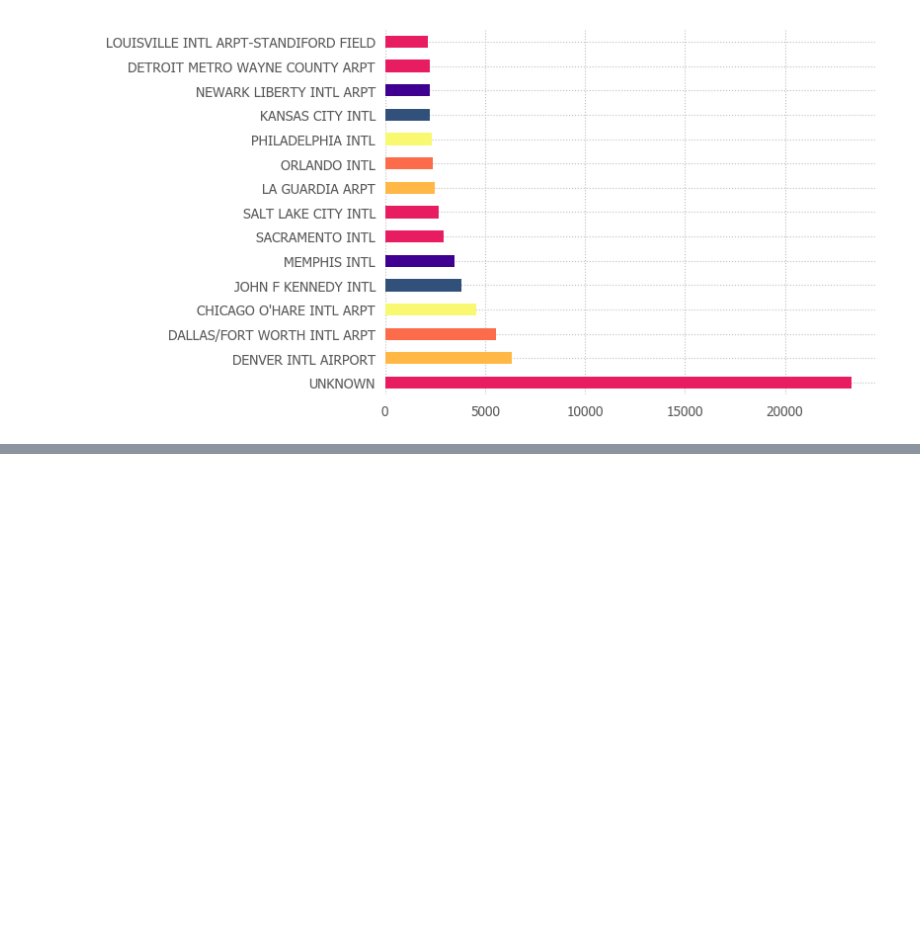
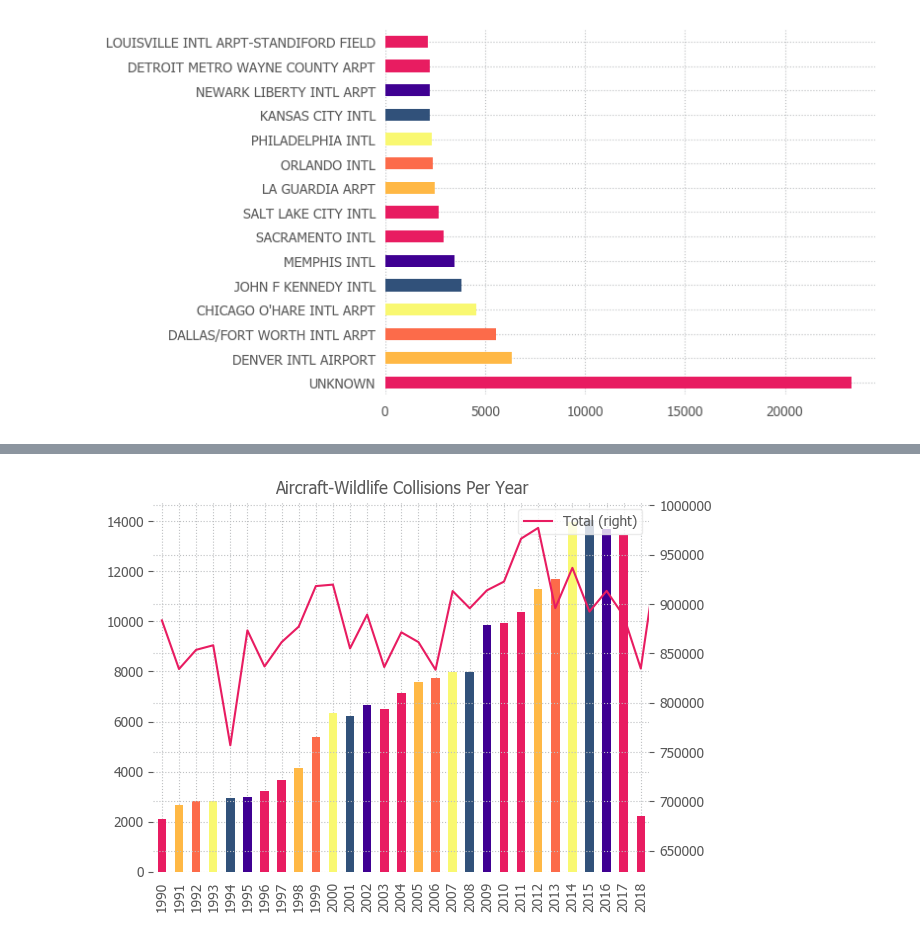
Before and after one commit to angelareplica/data-studio, a Jupyter notebook: code/04-aircraft-wildlife-strikes/faa-wildlife-strikes.ipynb, the cells around one changed output, grey strips where cells are left out. Saved outputs shown, nothing was run; the diff lists cells and outputs as text; code cells hidden in the pictures; blank space fills up the shorter version.

```diff
--- a/code/04-aircraft-wildlife-strikes/faa-wildlife-strikes.ipynb
+++ b/code/04-aircraft-wildlife-strikes/faa-wildlife-strikes.ipynb
@@ -268,0 +376,8 @@ repairs_df.COST_REPAIRS.sum()
+# %%
+fig0, ax0 = plt.subplots()
+ax1 = ax0.twinx()
+everything.INCIDENT_YEAR.value_counts().sort_index().tail(-1).plot(kind='bar', title="Aircraft-Wildlife Collisions Per Year", ax=ax0)
+passenger_departures_df.plot(y='Total', kind='line', ax=ax1, secondary_y=True)
+plt.show()
+# %% [output]
+[figure, added]
```
Also changed, not shown: parts of 21 cells of this notebook, 14 other files.
